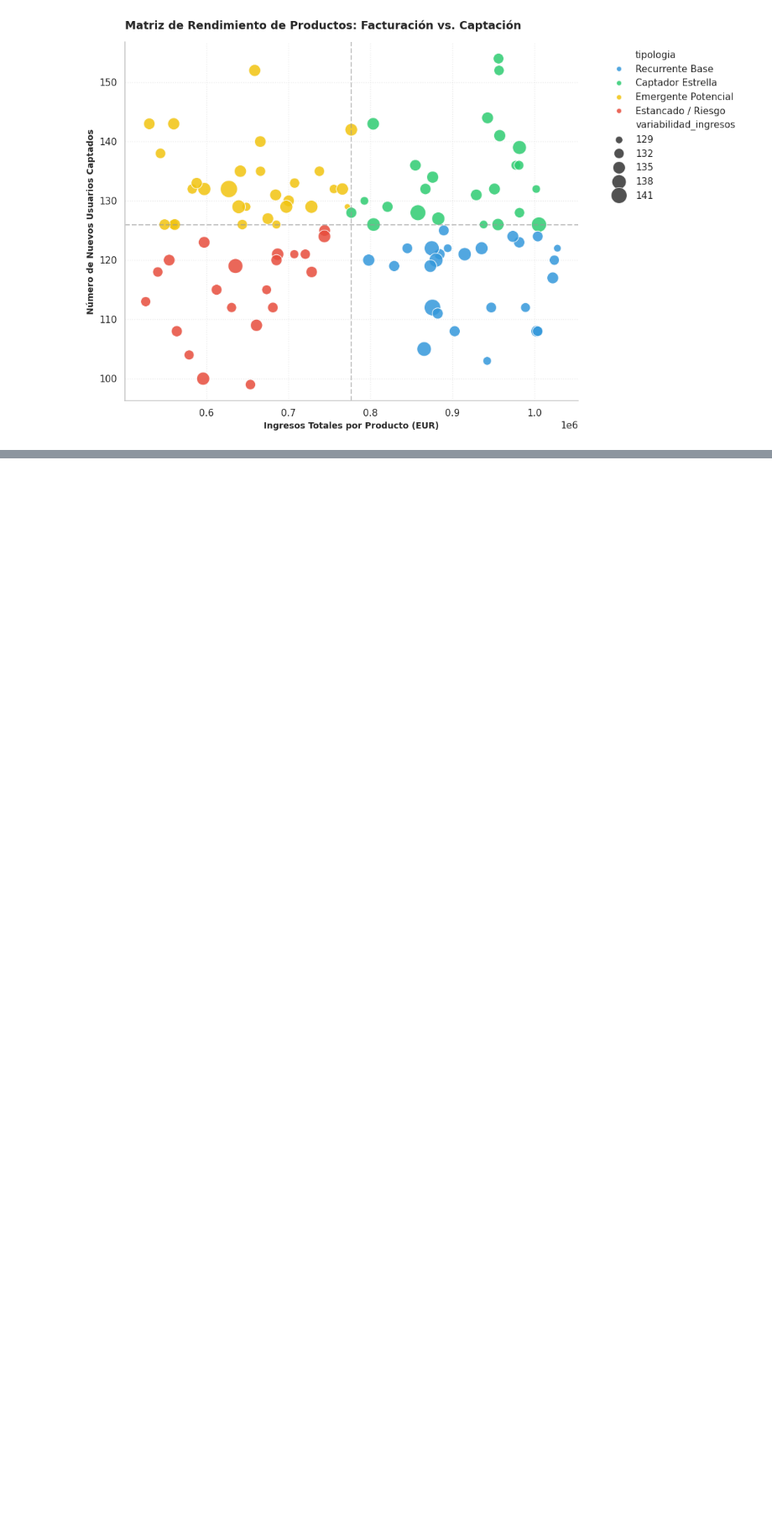
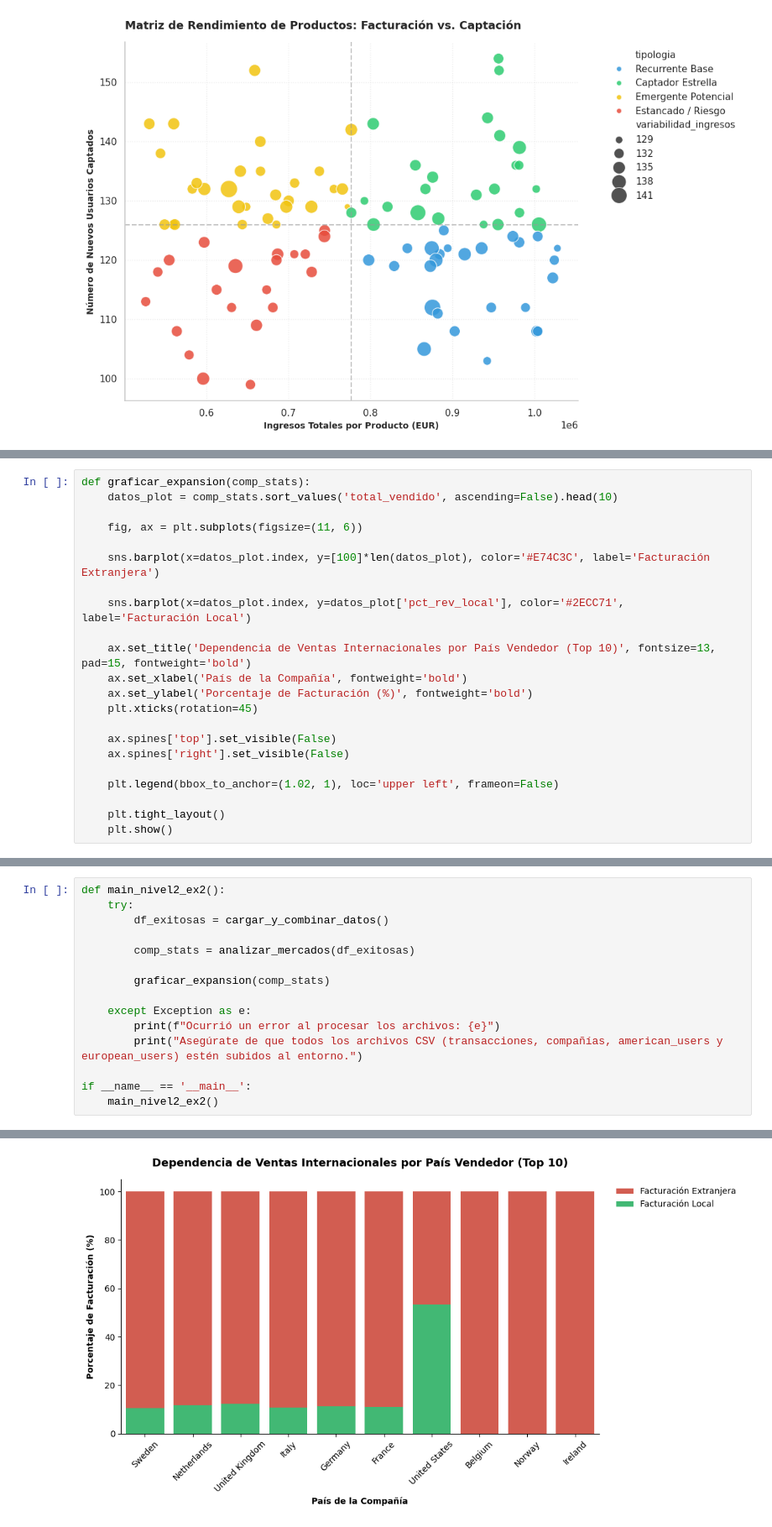
Before and after one commit to leoruggiero/Sprint-9-Visualizacion-Leonardo-Ruggiero, a Jupyter notebook: Sprint9-Visualizacion-LeonardoRuggiero.ipynb, the cells around one changed output, grey strips where cells are left out. Shown at 84% size. Saved outputs shown, nothing was run; the diff lists cells and outputs as text; blank space fills up the shorter version.

```diff
--- a/Sprint9-Visualizacion-LeonardoRuggiero.ipynb
+++ b/Sprint9-Visualizacion-LeonardoRuggiero.ipynb
@@ -525,0 +644,22 @@ if __name__ == '__main__':
+# %%
+def graficar_expansion(comp_stats):
+    datos_plot = comp_stats.sort_values('total_vendido', ascending=False).head(10)
+
+    fig, ax = plt.subplots(figsize=(11, 6))
+
+    sns.barplot(x=datos_plot.index, y=[100]*len(datos_plot), color='#E74C3C', label='Facturación Extranjera')
+
+    sns.barplot(x=datos_plot.index, y=datos_plot['pct_rev_local'], color='#2ECC71', label='Facturación Local')
+
+    ax.set_title('Dependencia de Ventas Internacionales por País Vendedor (Top 10)', fontsize=13, pad=15, fontweight='bold')
+    ax.set_xlabel('País de la Compañía', fontweight='bold')
+    ax.set_ylabel('Porcentaje de Facturación (%)', fontweight='bold')
+    plt.xticks(rotation=45)
+
+    ax.spines['top'].set_visible(False)
+    ax.spines['right'].set_visible(False)
+
+    plt.legend(bbox_to_anchor=(1.02, 1), loc='upper left', frameon=False)
+
+    plt.tight_layout()
+    plt.show()
@@ -525,0 +675,16 @@ if __name__ == '__main__':
+# %%
+def main_nivel2_ex2():
+    try:
+        df_exitosas = cargar_y_combinar_datos()
+
+        comp_stats = analizar_mercados(df_exitosas)
+
+        graficar_expansion(comp_stats)
+
+    except Exception as e:
+        print(f"Ocurrió un error al procesar los archivos: {e}")
+        print("Asegúrate de que todos los archivos CSV (transacciones, compañías, american_users y european_users) estén subidos al entorno.")
+
+if __name__ == '__main__':
+    main_nivel2_ex2()
+# %% [output]
@@ -525,0 +711 @@ if __name__ == '__main__':
+[figure, added]
```
Also changed, not shown: parts of 18 cells of this notebook.
